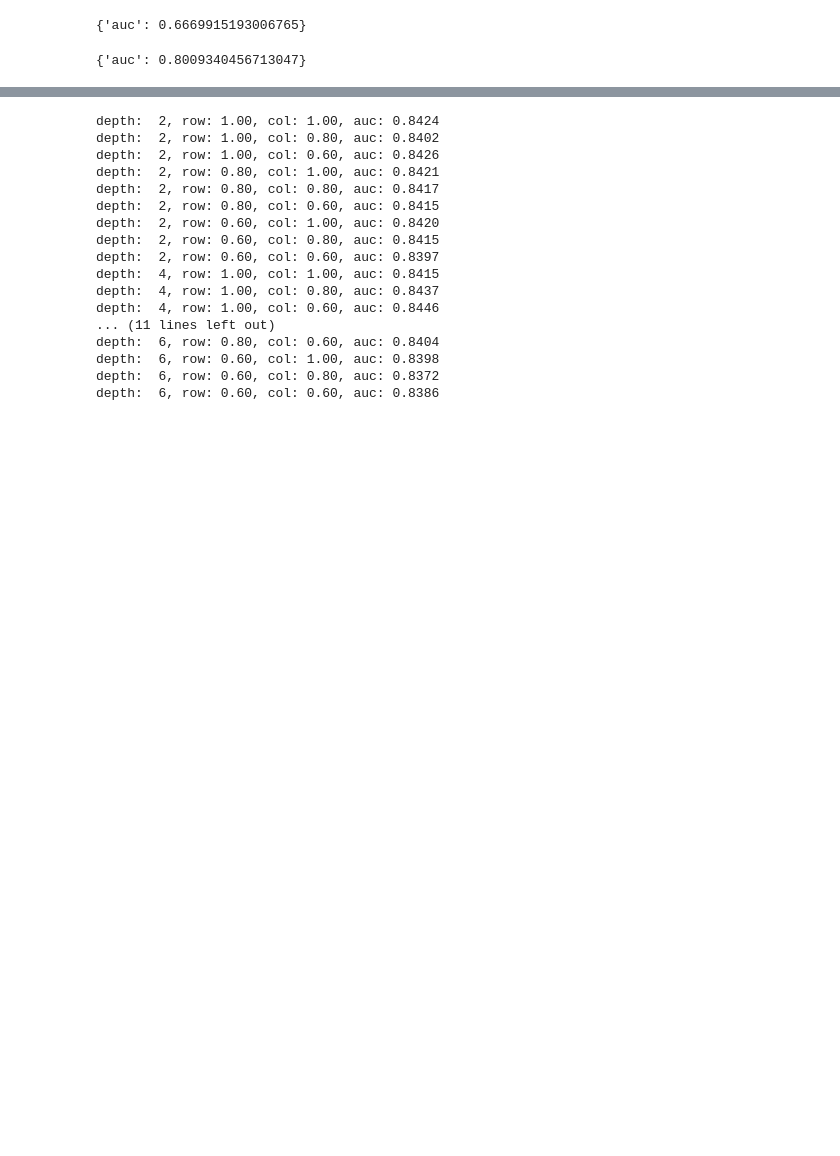
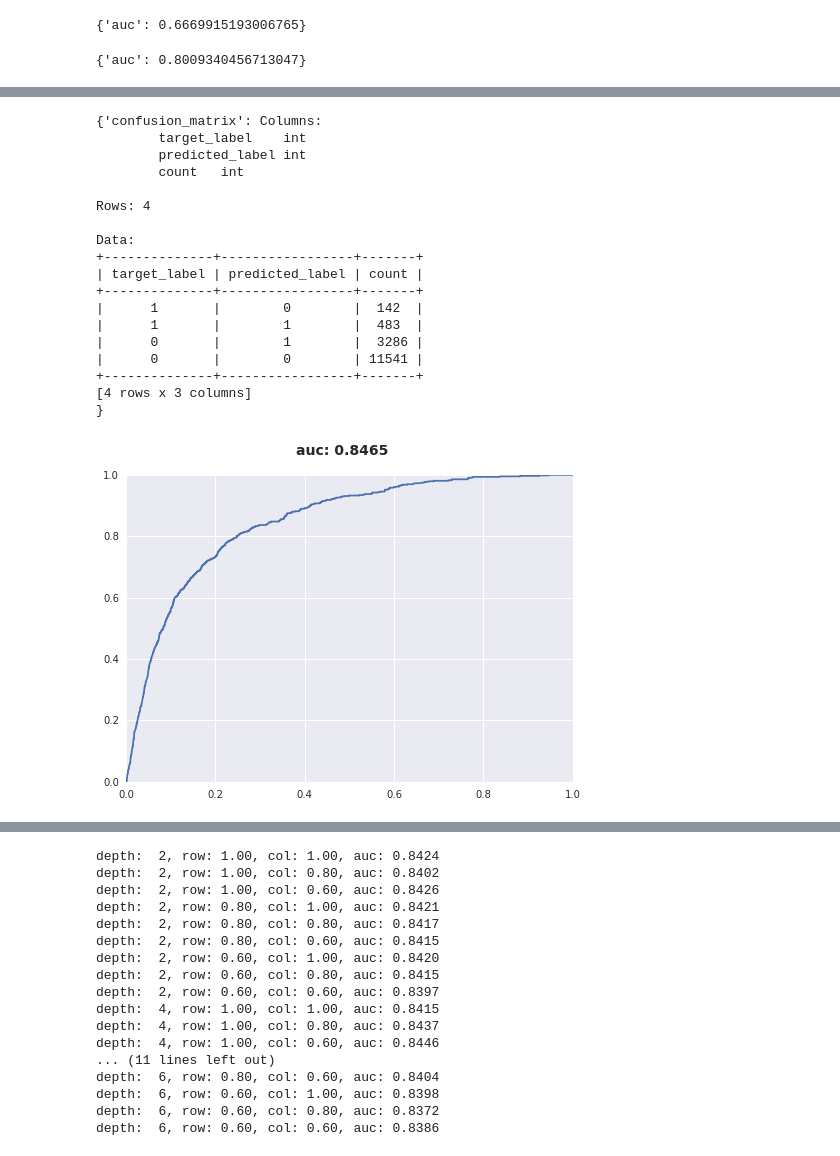
Before and after one commit to Kevin-McIsaac/Santander, a Jupyter notebook: 2.0 Feature Exploration.ipynb, the cells around one changed output, grey strips where cells are left out. Cells and saved outputs as stored; diff of their text form; code cells hidden in the pictures; blank space fills up the shorter version.

Commit message:
Hyper parameter testing

```diff
--- a/2.0 Feature Exploration.ipynb
+++ b/2.0 Feature Exploration.ipynb
@@ -14,4 +14,8 @@ import graphlab as gl
 gl.canvas.set_target('ipynb')
 import tools
 import initialise
+%matplotlib inline
+from matplotlib import pyplot as plt
+import seaborn as sns
+sns.set()
 # %% [output]
@@ -100,0 +103,2 @@ train, validate = train_data.random_split(0.8, seed=8273)
+# %%
+train_data, test_data = initialise.load_data(reload_data=True)
@@ -100,0 +116,31 @@ train, validate = train_data.random_split(0.8, seed=8273)
+# %%
+train, validate = train_data.random_split(0.8, seed=8273)
+params = {'target':'TARGET', 'validation_set':validate,'verbose':False, 'random_seed':8923,
+          'class_weights':'auto','metric':'auc',
+          'early_stopping_rounds':20, 'max_iterations':300}
+d=4; r=1; c=0.6; s=0.1;
+model = gl.boosted_trees_classifier.create(train,
+                    max_depth=d, row_subsample=r, column_subsample=c,
+                                           step_size=s, **params)
+print model.evaluate(validate, metric='confusion_matrix')
+tools.plot_roc(model, validate);
+# %% [output]
+{'confusion_matrix': Columns:
+        target_label    int
+        predicted_label int
+        count   int
+
+Rows: 4
+
+Data:
++--------------+-----------------+-------+
+| target_label | predicted_label | count |
++--------------+-----------------+-------+
+|      1       |        0        |  142  |
+|      1       |        1        |  483  |
+|      0       |        1        |  3286 |
+|      0       |        0        | 11541 |
++--------------+-----------------+-------+
+[4 rows x 3 columns]
+}
+[figure, added]
```
Also changed, not shown: parts of 100 cells of this notebook, 3 other files.
